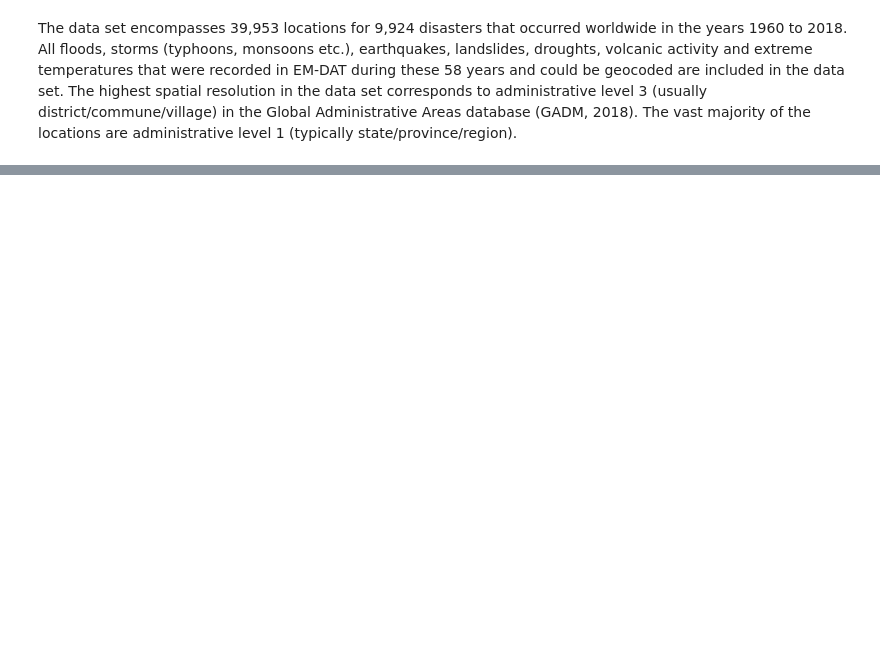
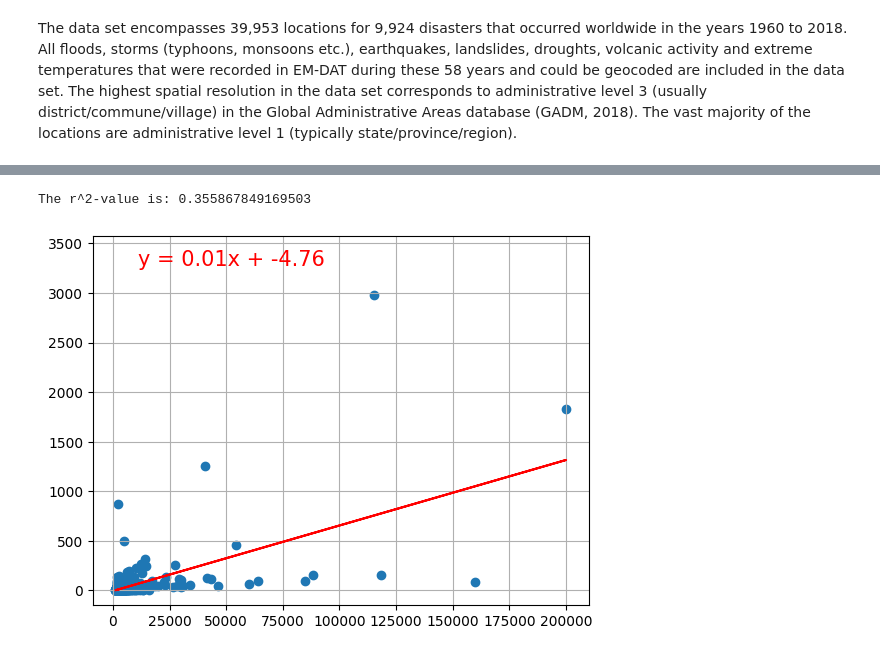
Before and after one commit to andrewplane/project_one, a Jupyter notebook: riley.ipynb, the cells around one changed output, grey strips where cells are left out. Cells and saved outputs as stored; diff of their text form; code cells hidden in the pictures; blank space fills up the shorter version.

```diff
--- a/riley.ipynb
+++ b/riley.ipynb
@@ -69,0 +265,5 @@ geo_plot_by_decade2(decades)
+# %%
+plot_linear_regression(df['CPI-Adjusted Cost'], df['Deaths'])
+# %% [output]
+The r^2-value is: 0.355867849169503
+[figure, added]
```
Also changed, not shown: parts of 20 cells of this notebook, 1 other file.
